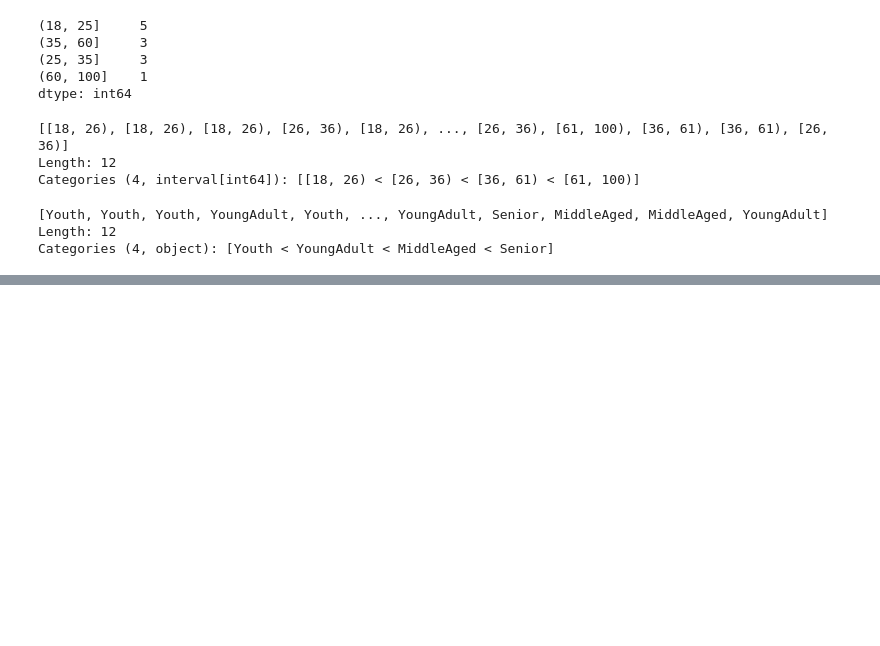
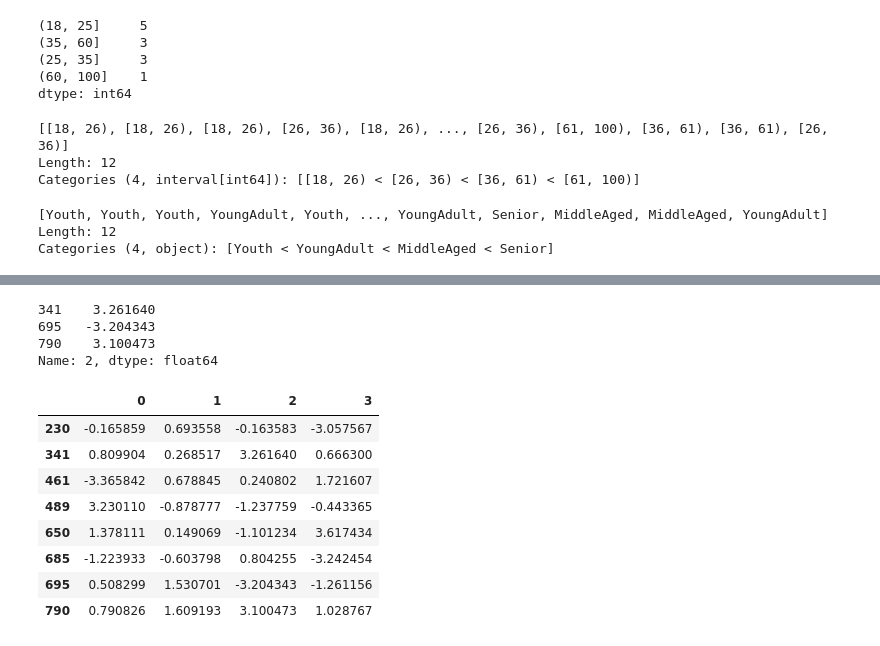
Before and after one commit to JiatianWang/Data-Cleaning-and-Preparation-Reference, a Jupyter notebook: Data Cleaning and Preparation Reference.ipynb, the cells around one changed output, grey strips where cells are left out. Saved outputs shown, nothing was run; the diff lists cells and outputs as text; code cells hidden in the pictures; blank space fills up the shorter version.

```diff
--- a/Data Cleaning and Preparation Reference.ipynb
+++ b/Data Cleaning and Preparation Reference.ipynb
@@ -545,0 +629,19 @@ Categories (4, object): [Youth < YoungAdult < MiddleAged < Senior]
+# %%
+col[np.abs(col) > 3]
+# %% [output]
+341    3.261640
+695   -3.204343
+790    3.100473
+Name: 2, dtype: float64
+# %%
+data[(np.abs(data) > 3 ).any(1)]
+# %% [output]
+|  | 0 | 1 | 2 | 3 |
+| 230 | -0.165859 | 0.693558 | -0.163583 | -3.057567 |
+| 341 | 0.809904 | 0.268517 | 3.261640 | 0.666300 |
+| 461 | -3.365842 | 0.678845 | 0.240802 | 1.721607 |
+| 489 | 3.230110 | -0.878777 | -1.237759 | -0.443365 |
+| 650 | 1.378111 | 0.149069 | -1.101234 | 3.617434 |
+| 685 | -1.223933 | -0.603798 | 0.804255 | -3.242454 |
+| 695 | 0.508299 | 1.530701 | -3.204343 | -1.261156 |
+| 790 | 0.790826 | 1.609193 | 3.100473 | 1.028767 |
```
Also changed, not shown: parts of 46 cells of this notebook.
